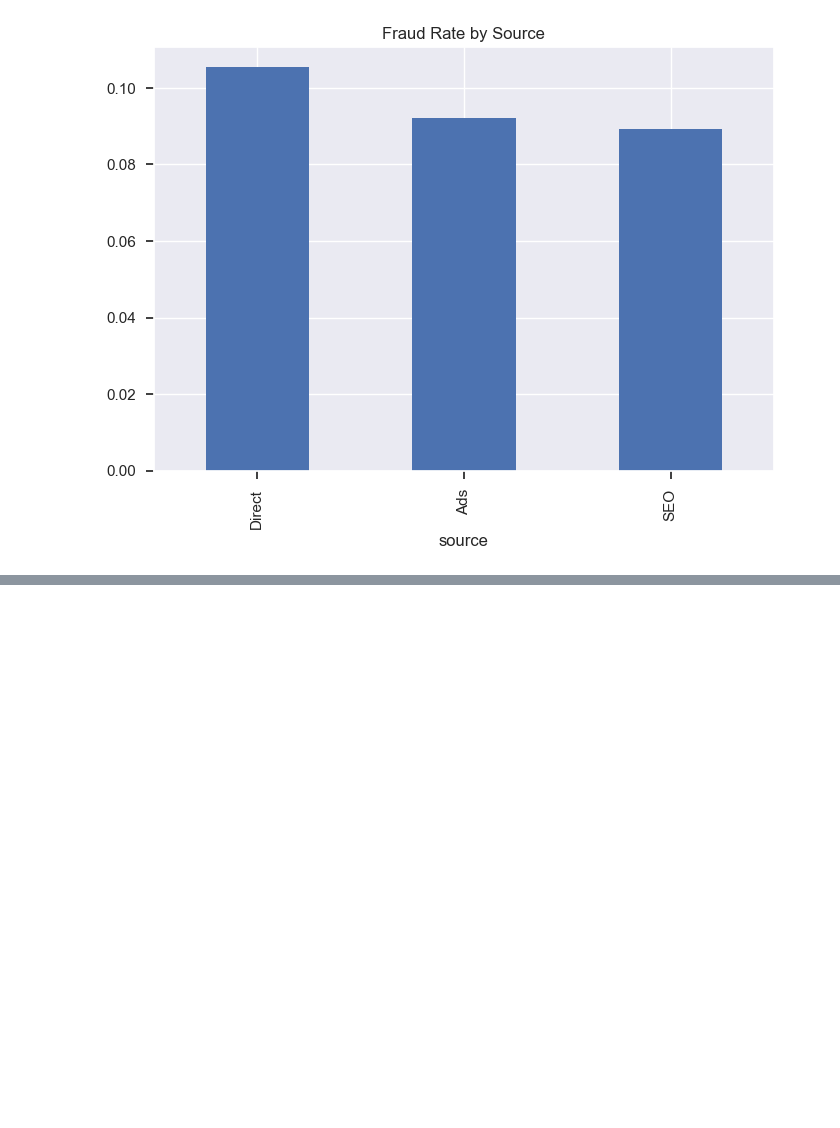
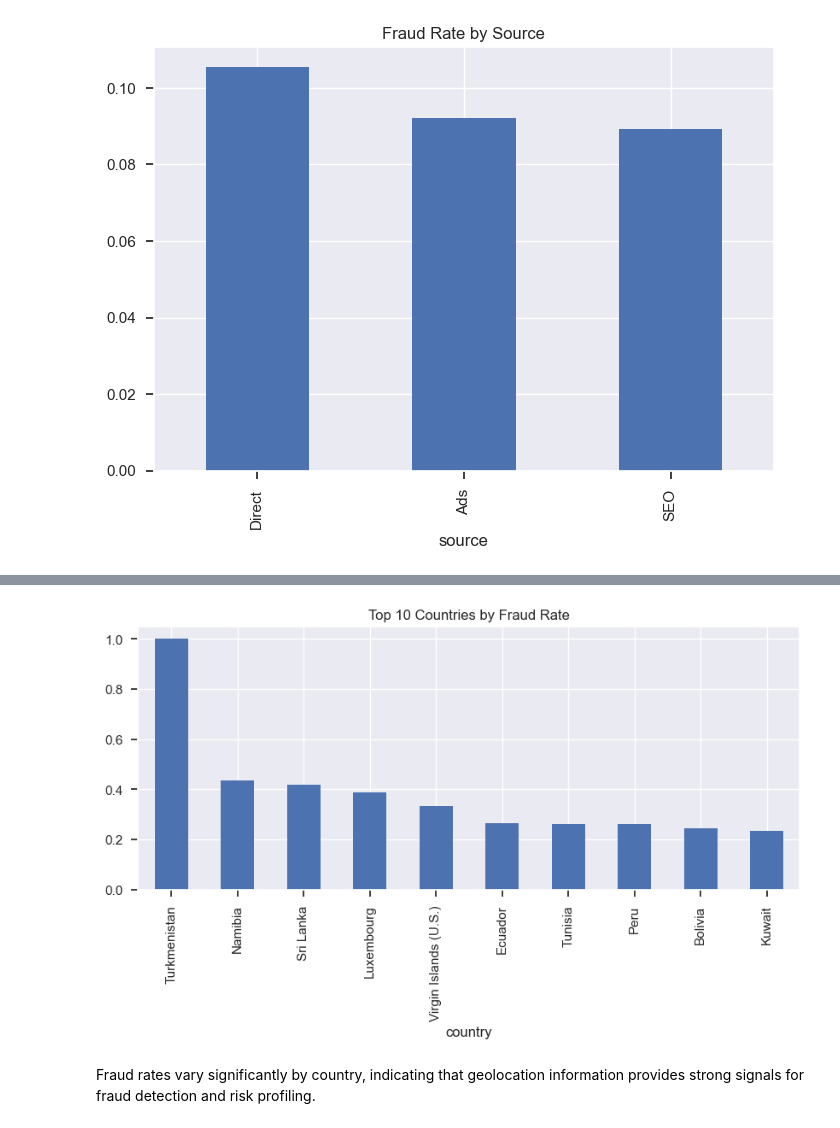
Before and after one commit to yoni-ui/fraud-detection, a Jupyter notebook: notebooks/eda-creditcard.ipynb, the cells around one changed output, grey strips where cells are left out. Cells and saved outputs as stored; diff of their text form; code cells hidden in the pictures; blank space fills up the shorter version.

```diff
--- a/notebooks/eda-creditcard.ipynb
+++ b/notebooks/eda-creditcard.ipynb
@@ -123,0 +191,12 @@ plt.show()
+# %%
+country_fraud.head(10).plot(
+    kind='bar',
+    figsize=(10,4),
+    title='Top 10 Countries by Fraud Rate'
+)
+plt.show()
+# %% [output]
+[figure, added]
+# %% [markdown]
+Fraud rates vary significantly by country, indicating that geolocation
+information provides strong signals for fraud detection and risk profiling.
```
Also changed, not shown: parts of 7 cells of this notebook, 1 other file.
